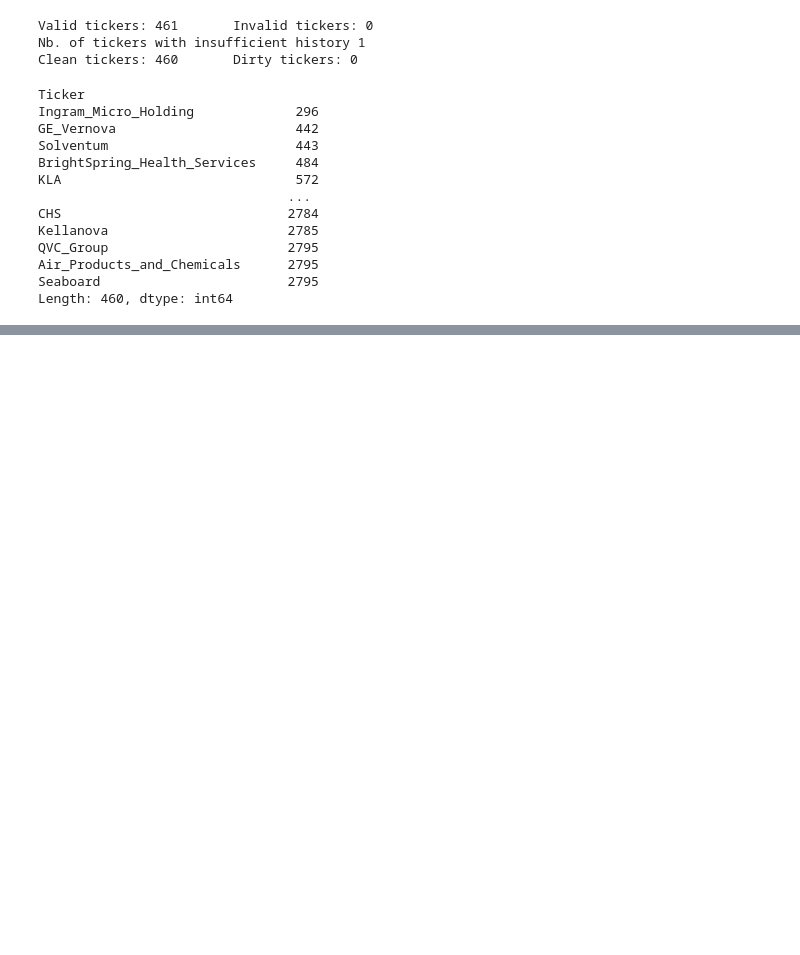
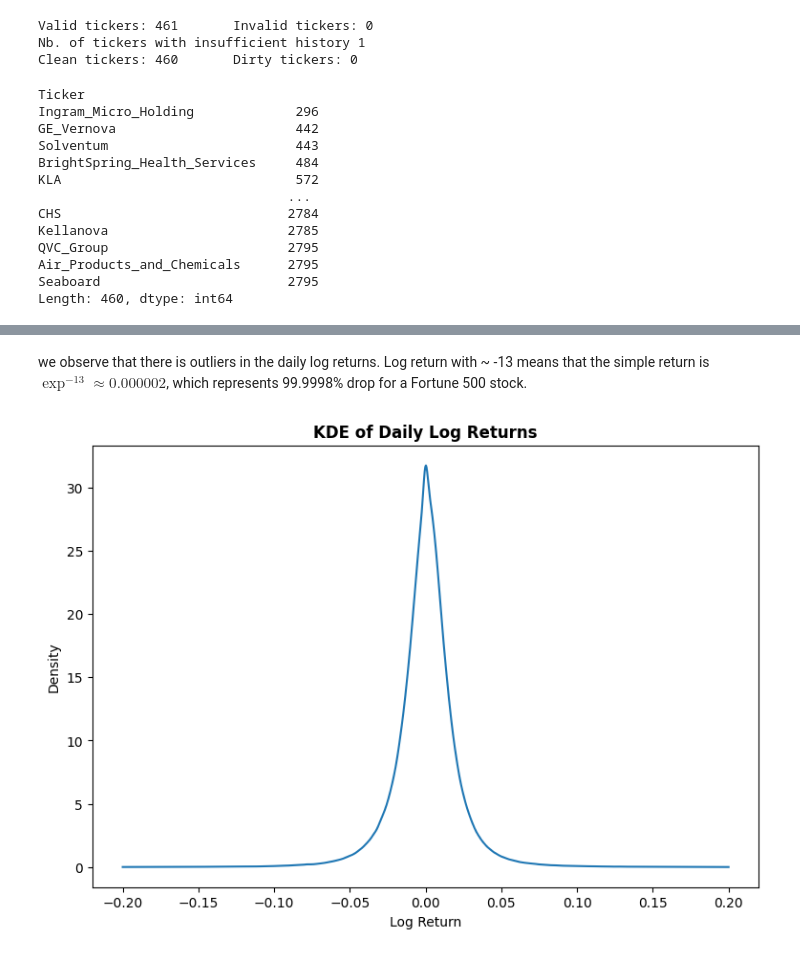
Before and after one commit to gorkemyencak/stock-volatility-time-series-analysis, a Jupyter notebook: main.ipynb, the cells around one changed output, grey strips where cells are left out. Cells and saved outputs as stored; diff of their text form; code cells hidden in the pictures; blank space fills up the shorter version.

```diff
--- a/main.ipynb
+++ b/main.ipynb
@@ -160,0 +283,19 @@ for ticker, df in clean_data.items():
+# %% [markdown]
+we observe that there is outliers in the daily log returns. Log return with ~ -13 means that the simple return is $\exp^{-13} \approx 0.000002$, which represents 99.9998% drop for a Fortune 500 stock.
+# %%
+# Visualizing log returns
+filtered_returns = returns[
+    (returns > -0.2) & (returns < 0.2)
+]
+
+kde = gaussian_kde(filtered_returns)
+x = np.linspace(-0.2, 0.2, 1000)
+
+plt.figure(figsize=(9,6))
+plt.plot(x, kde(x))
+plt.title("KDE of Daily Log Returns", fontweight = 'bold')
+plt.xlabel("Log Return")
+plt.ylabel("Density")
+plt.show()
+# %% [output]
+[figure, added]
```
Also changed, not shown: parts of 10 cells of this notebook, 1 other file.
